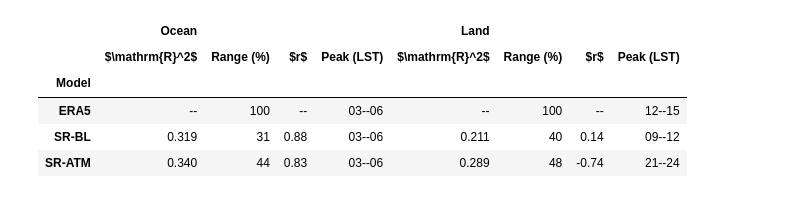
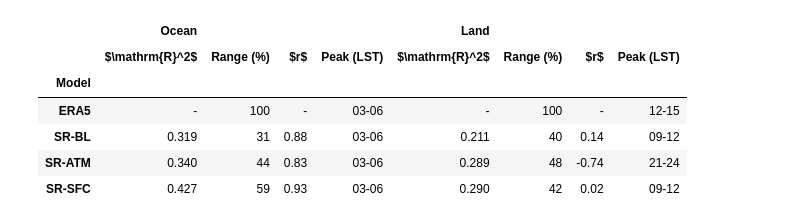
Before and after one commit to savannahferretti/monsoon-discovery, a Jupyter notebook: notebooks/diurnal.ipynb, the cells around one changed output. Saved outputs shown, nothing was run; the diff lists cells and outputs as text; code cells hidden in the pictures.

```diff
--- a/notebooks/diurnal.ipynb
+++ b/notebooks/diurnal.ipynb
@@ -50,20 +50,21 @@ for name,values in alltp.items():
     for region in REGIONS:
         mask = regionmasks[region]
         peak = hourcenters[np.argmax(cycles[name,region])]
-        row[region,r'$\mathrm{R}^2$']         = np.nan if name=='ERA5' else 1-np.sum((values[mask]-tp[mask])**2)/np.sum((tp[mask]-tp[mask].mean())**2)
-        row[region,'Range (%)']  = 100*np.ptp(cycles[name,region])/np.ptp(cycles['ERA5',region])
-        row[region,'$r$']          = np.nan if name=='ERA5' else np.corrcoef(cycles[name,region],cycles['ERA5',region])[0,1]
-        row[region,'Peak (LST)'] = f'{int(peak-12/NHOURBINS):02d}--{int(peak+12/NHOURBINS):02d}'
+        row[region,r'$\mathrm{R}^2$'] = np.nan if name=='ERA5' else 1-np.sum((values[mask]-tp[mask])**2)/np.sum((tp[mask]-tp[mask].mean())**2)
+        row[region,'Range (%)'] = 100*np.ptp(cycles[name,region])/np.ptp(cycles['ERA5',region])
+        row[region,'$r$'] = np.nan if name=='ERA5' else np.corrcoef(cycles[name,region],cycles['ERA5',region])[0,1]
+        row[region,'Peak (LST)'] = f'{int(peak-12/NHOURBINS):02d}-{int(peak+12/NHOURBINS):02d}'
     rows.append(row)
 table = pd.DataFrame(rows).set_index('Model')
 table.columns = pd.MultiIndex.from_tuples(table.columns)
 # %%
 formats = {r'$\mathrm{R}^2$':'{:.3f}','Range (%)':'{:.0f}','$r$':'{:.2f}','Peak (LST)':'{}'}
-display(table.style.format({column:(lambda value,fmt=formats[column[1]]:'--' if isinstance(value,float) and np.isnan(value) else fmt.format(value)) for column in table.columns}))
+display(table.style.format({column:(lambda value,fmt=formats[column[1]]:'-' if isinstance(value,float) and np.isnan(value) else fmt.format(value)) for column in table.columns}))
 # %% [output]
 |  | Ocean |  |  |  | Land |  |  |  |
 |  | $\mathrm{R}^2$ | Range (%) | $r$ | Peak (LST) | $\mathrm{R}^2$ | Range (%) | $r$ | Peak (LST) |
 | Model |  |  |  |  |  |  |  |  |
-| ERA5 | -- | 100 | -- | 03--06 | -- | 100 | -- | 12--15 |
-| SR-BL | 0.319 | 31 | 0.88 | 03--06 | 0.211 | 40 | 0.14 | 09--12 |
-| SR-ATM | 0.340 | 44 | 0.83 | 03--06 | 0.289 | 48 | -0.74 | 21--24 |
+| ERA5 | - | 100 | - | 03-06 | - | 100 | - | 12-15 |
+| SR-BL | 0.319 | 31 | 0.88 | 03-06 | 0.211 | 40 | 0.14 | 09-12 |
+| SR-ATM | 0.340 | 44 | 0.83 | 03-06 | 0.289 | 48 | -0.74 | 21-24 |
+| SR-SFC | 0.427 | 59 | 0.93 | 03-06 | 0.290 | 42 | 0.02 | 09-12 |
```
Also changed, not shown: 7 other files.
